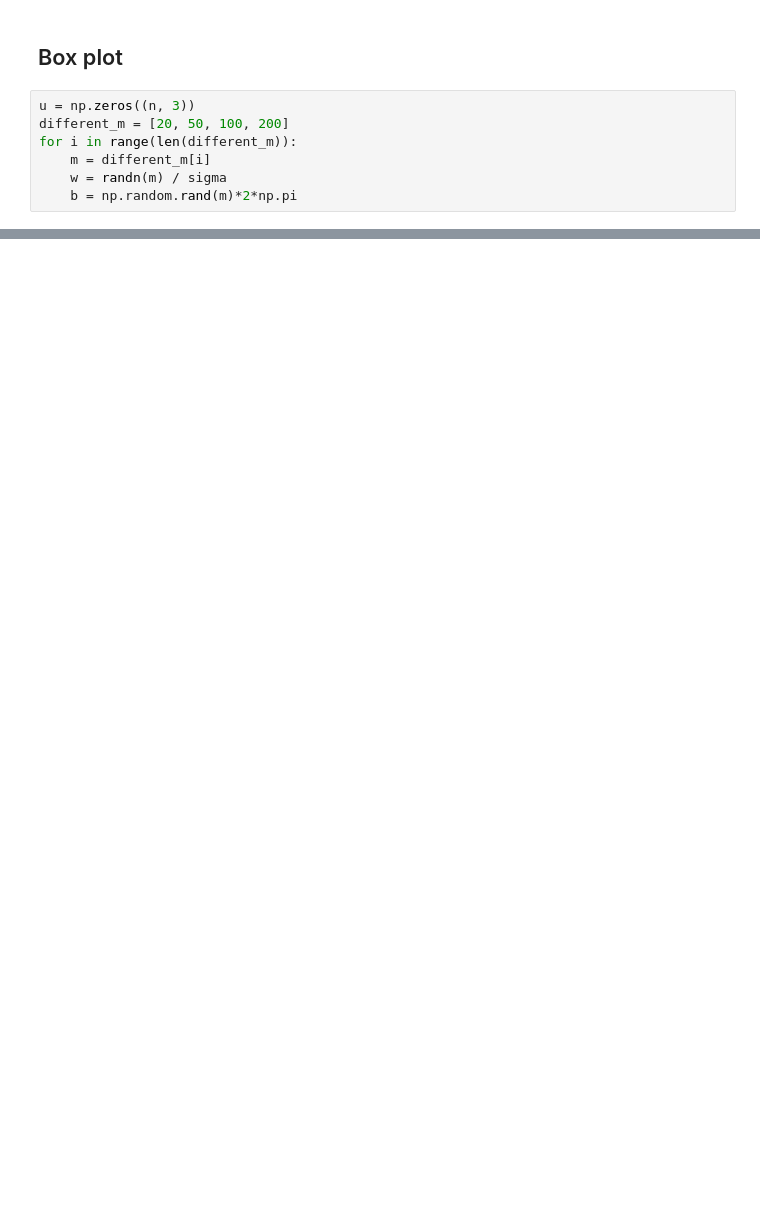
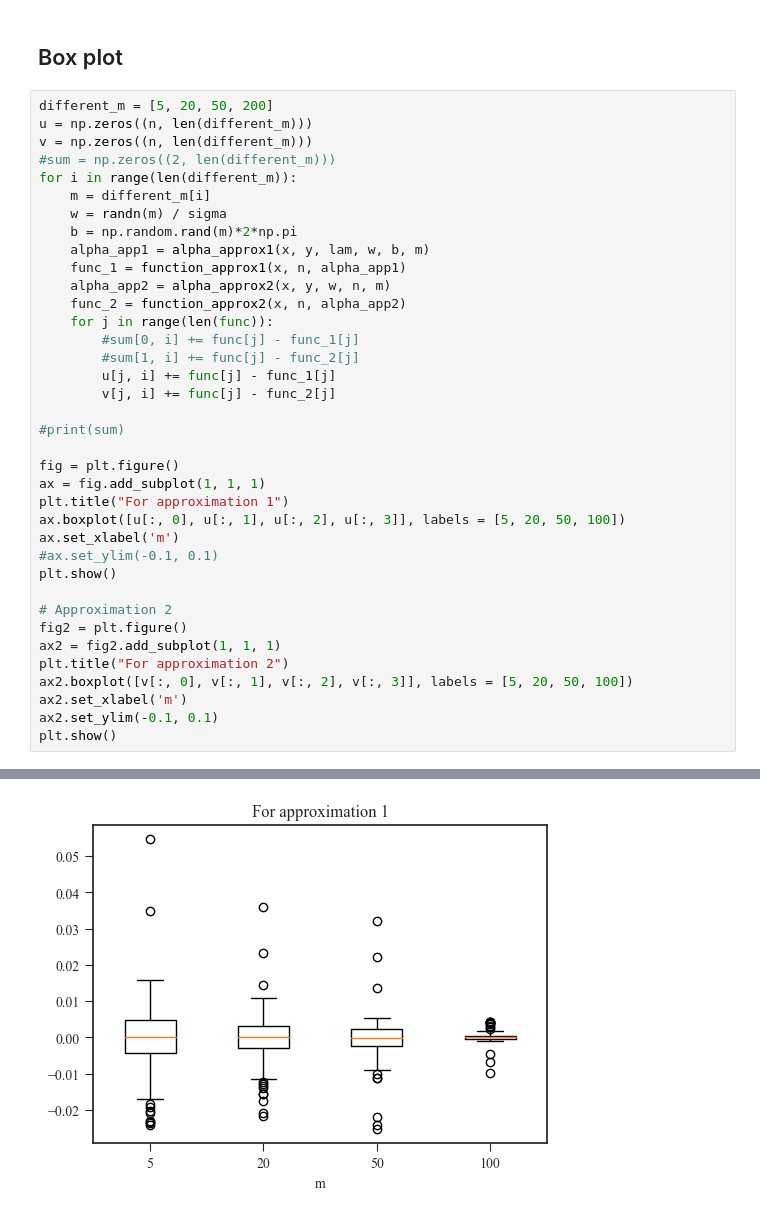
Before and after one commit to helenatp/prosjektoppgaveTPK4560, a Jupyter notebook: src/least_square_regression.ipynb, the cells around one changed output, grey strips where cells are left out. Drawn from its saved outputs; the diff is of its cells as text; blank space fills up the shorter version.

Commit message:
Boxplot for estimated function works

```diff
--- a/src/least_square_regression.ipynb
+++ b/src/least_square_regression.ipynb
@@ -250,9 +250,40 @@ print(error_2)
 # %% [markdown]
 ## Box plot
-# %%
-u = np.zeros((n, 3))
-different_m = [20, 50, 100, 200]
-for i in range(len(different_m)):
-    m = different_m[i]
-    w = randn(m) / sigma
-    b = np.random.rand(m)*2*np.pi
+# %%
+different_m = [5, 20, 50, 200]
+u = np.zeros((n, len(different_m)))
+v = np.zeros((n, len(different_m)))
+#sum = np.zeros((2, len(different_m)))
+for i in range(len(different_m)):
+    m = different_m[i]
+    w = randn(m) / sigma
+    b = np.random.rand(m)*2*np.pi
+    alpha_app1 = alpha_approx1(x, y, lam, w, b, m)
+    func_1 = function_approx1(x, n, alpha_app1)
+    alpha_app2 = alpha_approx2(x, y, w, n, m)
+    func_2 = function_approx2(x, n, alpha_app2)
+    for j in range(len(func)):
+        #sum[0, i] += func[j] - func_1[j]
+        #sum[1, i] += func[j] - func_2[j]
+        u[j, i] += func[j] - func_1[j]
+        v[j, i] += func[j] - func_2[j]
+
+#print(sum)
+
+fig = plt.figure()
+ax = fig.add_subplot(1, 1, 1)
+plt.title("For approximation 1")
+ax.boxplot([u[:, 0], u[:, 1], u[:, 2], u[:, 3]], labels = [5, 20, 50, 100])
+ax.set_xlabel('m')
+#ax.set_ylim(-0.1, 0.1)
+plt.show()
+
+# Approximation 2
+fig2 = plt.figure()
+ax2 = fig2.add_subplot(1, 1, 1)
+plt.title("For approximation 2")
+ax2.boxplot([v[:, 0], v[:, 1], v[:, 2], v[:, 3]], labels = [5, 20, 50, 100])
+ax2.set_xlabel('m')
+ax2.set_ylim(-0.1, 0.1)
+plt.show()
+# %% [output]
@@ -258,0 +305 @@ for i in range(len(different_m)):
+[figure, added]
```
Also changed, not shown: parts of 12 cells of this notebook.
